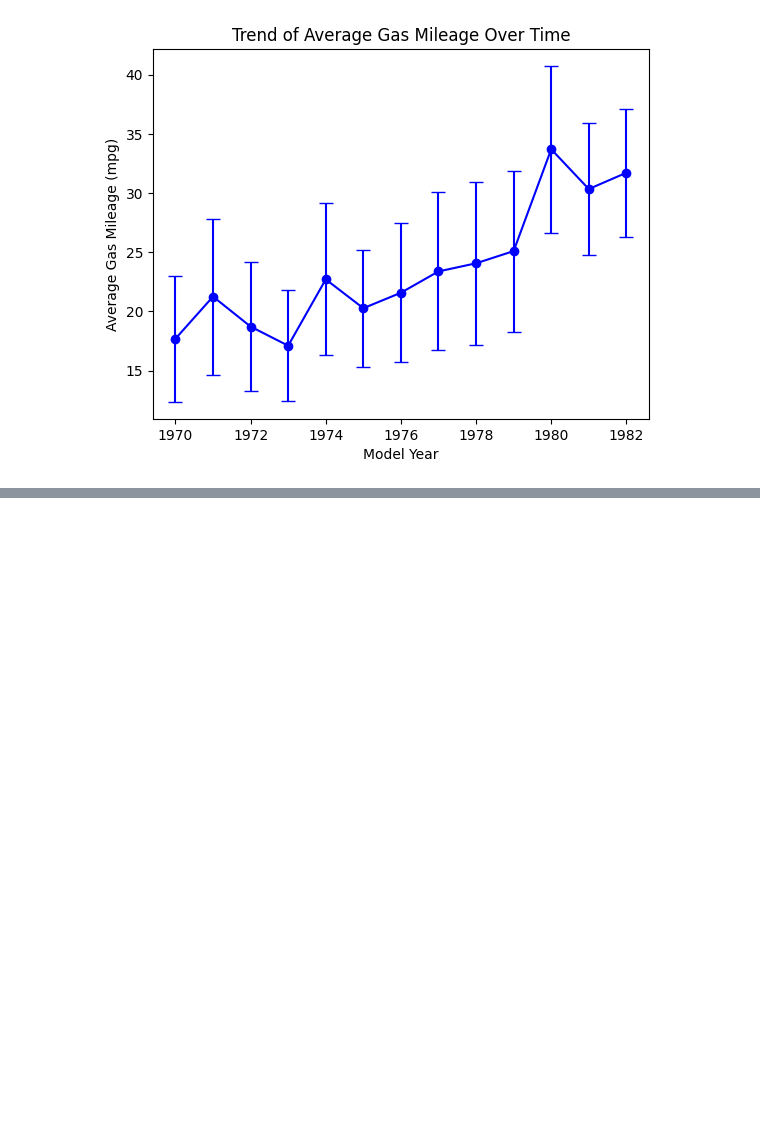
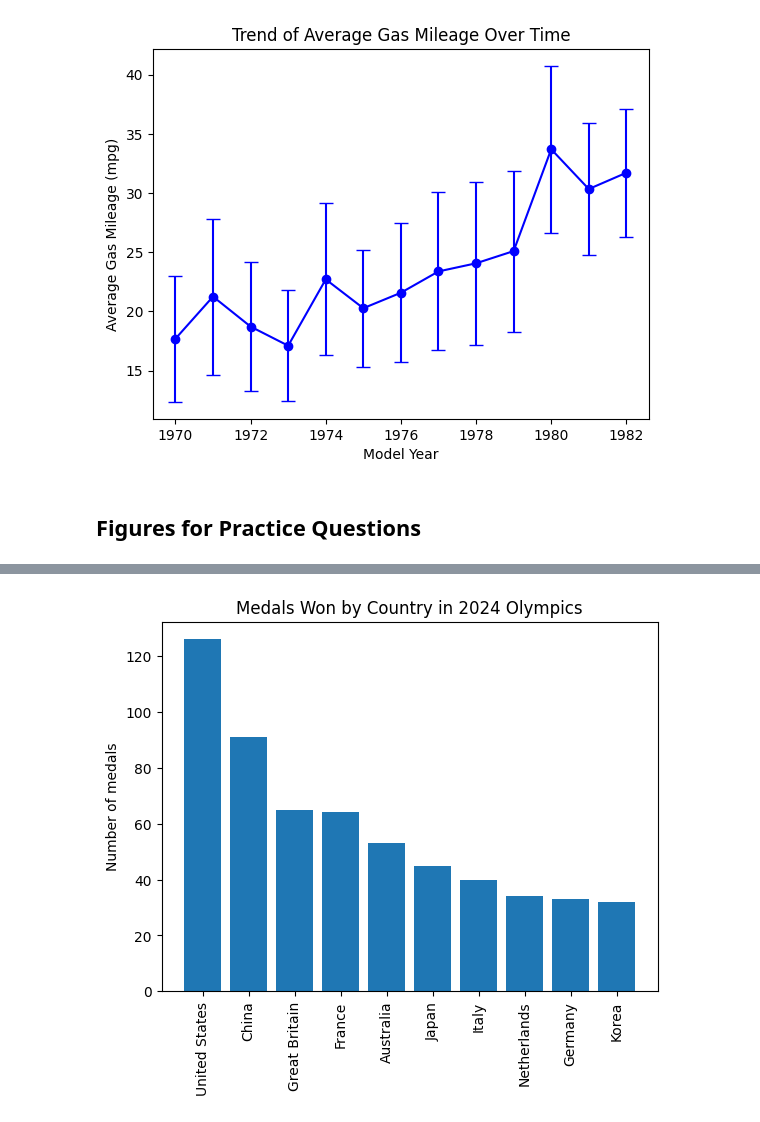
Before and after one commit to drolsonmi/math1040, a Jupyter notebook: Lesson04/code/L4-graphs.ipynb, the cells around one changed output, grey strips where cells are left out. Cells and saved outputs as stored; diff of their text form; code cells hidden in the pictures; blank space fills up the shorter version.

Commit message:
Created practice problems for 4.2

```diff
--- a/Lesson04/code/L4-graphs.ipynb
+++ b/Lesson04/code/L4-graphs.ipynb
@@ -378,3 +377,25 @@ plt.title('Trend of Average Gas Mileage Over Time')
 plt.savefig('../images/Fig4_7_TimeseriesErrorbars.png')
 # %% [output]
 [figure]
+# %% [markdown]
+## Figures for Practice Questions
+# %%
+medals = pd.read_csv('2024olympics_medals_total.csv')
+medals = medals.sort_values('Gold Medal', ascending=False)
+medals10 = medals.head(10)
+display(medals10)
+medals10 = medals10.sort_values('Total', ascending=False)
+
+# Quantitative comparisons: bar-charts
+fig, ax = plt.subplots()
+ax.bar(medals10['country'], medals10['Total'])
+# ax.bar(medals10['country'], medals10['Gold Medal'], label='Gold', color='yellow')
+# ax.bar(medals10['country'], medals10['Silver Medal'], bottom=medals10['Gold Medal'], label='Silver', color='gray')
+# ax.bar(medals10['country'], medals10['Bronze Medal'], bottom=medals10['Gold Medal']+medals10['Silver Medal'], label='Bronze', color='tan')
+ax.set_xticklabels(medals10['country'], rotation=90)
+ax.set_ylabel('Number of medals')
+ax.set_title('Medals Won by Country in 2024 Olympics')
+# ax.legend()
+# plt.show()
+plt.savefig('../images/Fig4_Solution2.png')
+# %% [output]
@@ -380,0 +413 @@ plt.savefig('../images/Fig4_7_TimeseriesErrorbars.png')
+[figure, added]
```
Also changed, not shown: parts of 4 cells of this notebook, 7 other files.
